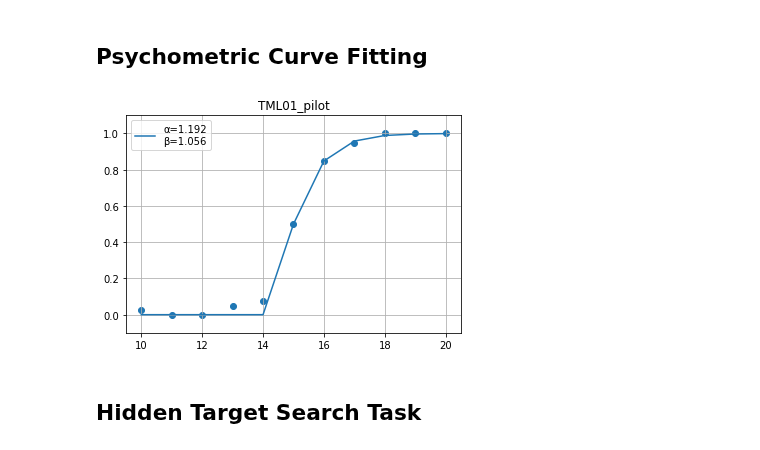
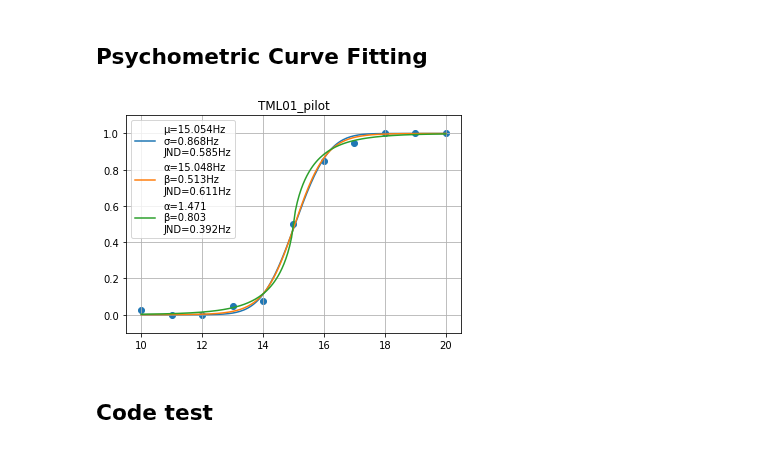
Before and after one commit to psb629/labs, a Jupyter notebook: TM/scripts/TM_behav.ipynb, the cells around one changed output. Saved outputs shown, nothing was run; the diff lists cells and outputs as text; code cells hidden in the pictures.

Commit message:
TM_curve_fit.py

```diff
--- a/TM/scripts/TM_behav.ipynb
+++ b/TM/scripts/TM_behav.ipynb
@@ -9,8 +11,8 @@ from random import random as rand
 def switch_freq(subj):
     i = subj[2]
     switcher = {
-        'L':range(10,20+1,1),
-        'H':range(25,35+1,1)
+        'L':(10,15,20),
+        'H':(25,30,35)
     }
     return switcher.get(i,"Error : Invalid subj ID")
 # %%
@@ -57,3 +21,8 @@ def calc_freq_class(freq_range, freq):
+# %%
+subj = 'TML01_pilot'
+f_ini, f_mid, f_fin = switch_freq(subj)
+freq_range = range(f_ini,f_fin+1)
+today = date.today().strftime("%Y%m%d")
 # %% [markdown]
 ## Psychometric Curve Fitting
 # %%
@@ -128,34 +96,54 @@ def func_Weibull(x, a,b):
     return np.asarray(y)
 # %%
-x, prob = scatter_x_y(subj)
-
-# params, params_covariance = optimize.curve_fit(test_func, t, prob, p0=[0.1,0.1,0.1,0.1], maxfev=1000)
+xdata, prob = scatter_x_y(subj)
+dx = 2**(-4)
+x = np.arange(f_ini,f_fin+dx,dx)
 
 ## error function
-# test_func = func_error
-# params, params_covariance = optimize.curve_fit(test_func, x, prob, p0=[15,1], maxfev=500)
-# JND=special.erfinv(0.5)*(np.sqrt(2)*params[1]); # JND for 75%
-# plt.plot(x, test_func(x, params[0],params[1]), label='%s=%.3fHz\nJND=%.3fHz'%(greek('mu'),params[0],JND))
+test_func = func_error
+params, params_covariance = optimize.curve_fit(
+    test_func, xdata, prob, maxfev=500,
+    p0=[f_mid+5*(rand()-0.5),10*rand()]
+)
+JND=special.erfinv(0.5)*(np.sqrt(2)*params[1]); # JND for 75%
+plt.plot(
+    x, test_func(x, params[0],params[1]),
+    label='%s=%.3fHz\n%s=%.3fHz\nJND=%.3fHz'%(greek('mu'),params[0],greek('sigma'),params[1],JND)
+)
 
 ## logistic function
-# test_func = func_logistic
-# params, params_covariance = optimize.curve_fit(test_func, x, prob, p0=[1,1], maxfev=500)
-# plt.plot(x, test_func(x, params[0],params[1]), label='%s=%.3f\n%s=%.3f'%(greek('alpha'),params[0],greek('beta'),params[1]))
+test_func = func_logistic
+a_max, b_max = f_fin, 20.
+params, params_covariance = optimize.curve_fit(
+    test_func, xdata, prob, p0=[f_mid+5*(rand()-0.5),b_max*rand()], maxfev=500,
+    bounds=([dx,dx], [a_max,b_max])
+)
+JND = params[1]*np.log(3)+params[0] - f_mid
+plt.plot(x, test_func(x, params[0],params[1]), label='%s=%.3fHz\n%s=%.3fHz\nJND=%.3fHz'%(greek('alpha'),params[0],greek('beta'),params[1],JND))
 
 ## Weibull function
 test_func = func_Weibull
-params, params_covariance = optimize.curve_fit(test_func, x, prob, p0=[10*rand(),10*rand()], maxfev=300, bounds=([0.0001,0.0001] , [100, 100]))
-# bounds : constraint, 0.0001 <= a <= 100, 0.0001 <= b <= 100
-plt.plot(x, test_func(x, params[0],params[1]), label='%s=%.3f\n%s=%.3f'%(greek('alpha'),params[0],greek('beta'),params[1]))
+a_max, b_max = 5., 2.
+params, params_covariance = optimize.curve_fit(
+    test_func, xdata, prob,
+    p0=[a_max*rand(),b_max*rand()],
+    maxfev=500,
+    bounds=([dx,dx], [a_max,b_max])
+)
+JND = (np.log(2)/params[0])**(1./params[1])
+plt.plot(
+    x, test_func(x, params[0],params[1]),
+    label='%s=%.3f\n%s=%.3f\nJND=%.3fHz'%(greek('alpha'),params[0],greek('beta'),params[1],JND)
+)
 
-plt.scatter(x=x,y=prob)
+plt.scatter(x=xdata,y=prob)
 plt.legend(loc='best')
 plt.ylim([-.1,1.1])
 
 plt.title(subj)
 plt.grid()
-#plt.savefig(fname=subj+'_curve.png',dpi=300)
+#plt.savefig(fname=today+'_'+subj+'_curve.png',dpi=300)
 # %% [output]
-[figure, old version]
+[figure, new version]
-# %% [markdown]
-## Hidden Target Search Task
+# %% [markdown]
+## Code test
```
Also changed, not shown: parts of 7 cells of this notebook, 2 other files.
